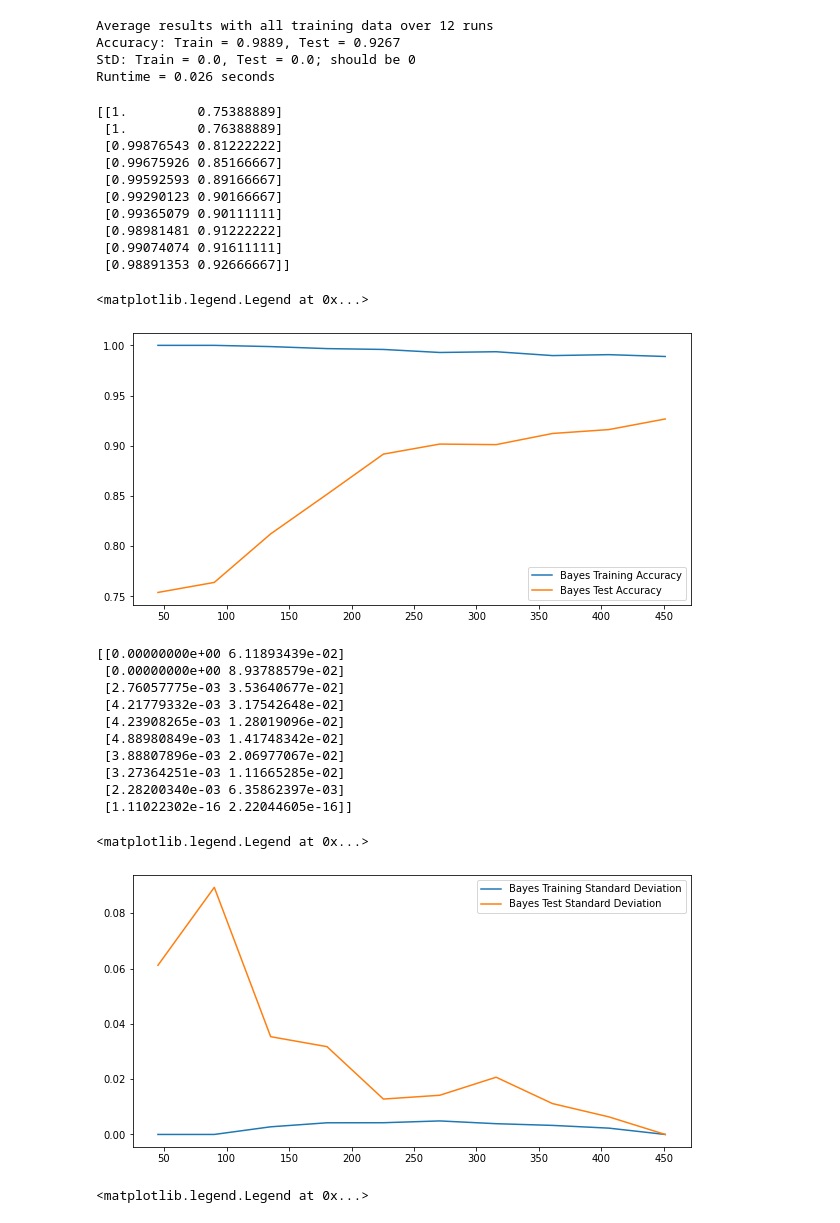
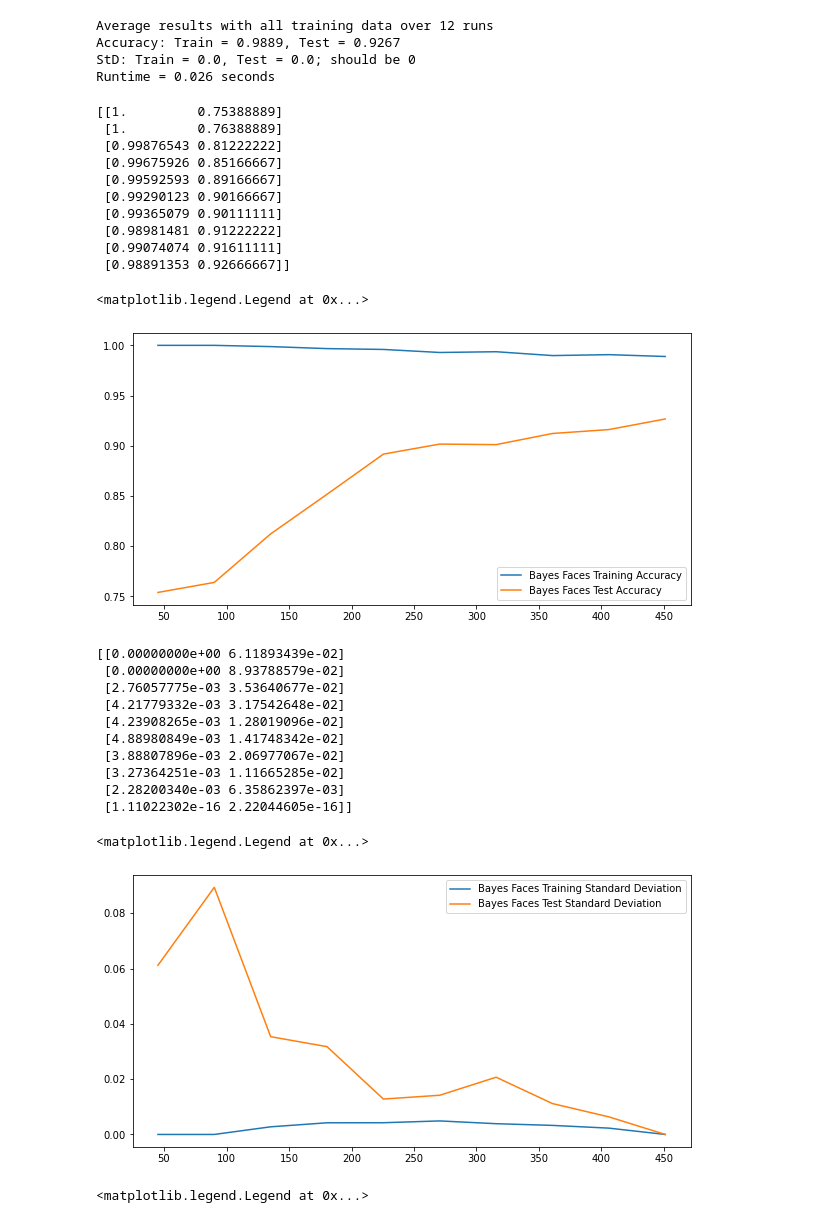
Before and after one commit to DuncanJWood/AI_face_and_digit_classification, a Jupyter notebook: NBC_Faces.ipynb, the cells around one changed output. Saved outputs shown, nothing was run; the diff lists cells and outputs as text; code cells hidden in the pictures.

```diff
--- a/NBC_Faces.ipynb
+++ b/NBC_Faces.ipynb
@@ -149,28 +149,28 @@ Runtime = 0.026 seconds
 # %%
 plt.figure(figsize = (10, 5))
 x = np.linspace(.1*train_images.shape[0], train_images.shape[0], 10)
-plt.plot(x, mean_acc[:,0], label = "Bayes Training Accuracy")
-plt.plot(x, mean_acc[:,1], label = "Bayes Test Accuracy")
+plt.plot(x, mean_acc[:,0], label = "Bayes Faces Training Accuracy")
+plt.plot(x, mean_acc[:,1], label = "Bayes Faces Test Accuracy")
 print(mean_acc)
 plt.legend()
 # %% [output]
 [[1.         0.75388889]
  [1.         0.76388889]
  [0.99876543 0.81222222]
  [0.99675926 0.85166667]
  [0.99592593 0.89166667]
  [0.99290123 0.90166667]
  [0.99365079 0.90111111]
  [0.98981481 0.91222222]
  [0.99074074 0.91611111]
  [0.98891353 0.92666667]]
 <matplotlib.legend.Legend at 0x...>
-[figure, old version]
+[figure, new version]
 # %%
 plt.figure(figsize = (10, 5))
 x = np.linspace(.1*train_images.shape[0], train_images.shape[0], 10)
-plt.plot(x, std[:,0], label = "Bayes Training Standard Deviation")
-plt.plot(x, std[:,1], label = "Bayes Test Standard Deviation")
+plt.plot(x, std[:,0], label = "Bayes Faces Training Standard Deviation")
+plt.plot(x, std[:,1], label = "Bayes Faces Test Standard Deviation")
 print(std)
 plt.legend()
 # %% [output]
@@ -185,7 +185,7 @@ plt.legend()
  [2.28200340e-03 6.35862397e-03]
  [1.11022302e-16 2.22044605e-16]]
 <matplotlib.legend.Legend at 0x...>
-[figure, old version]
+[figure, new version]
 # %%
 plt.figure(figsize = (10, 5))
 x = np.linspace(.1*train_images.shape[0], train_images.shape[0], 10)
```
Also changed, not shown: 13 other files.
